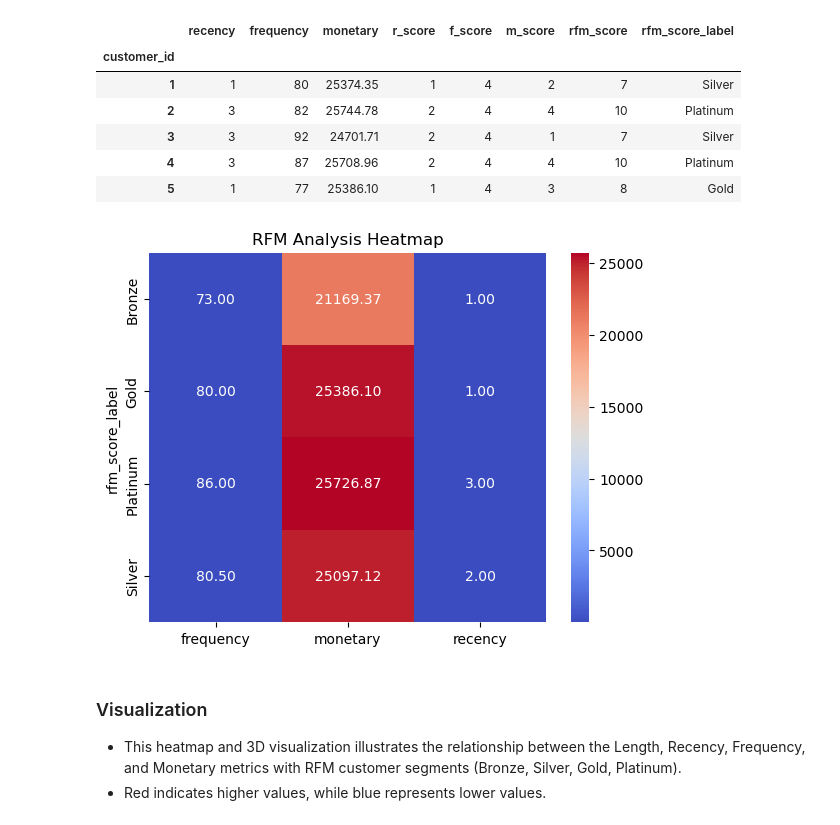
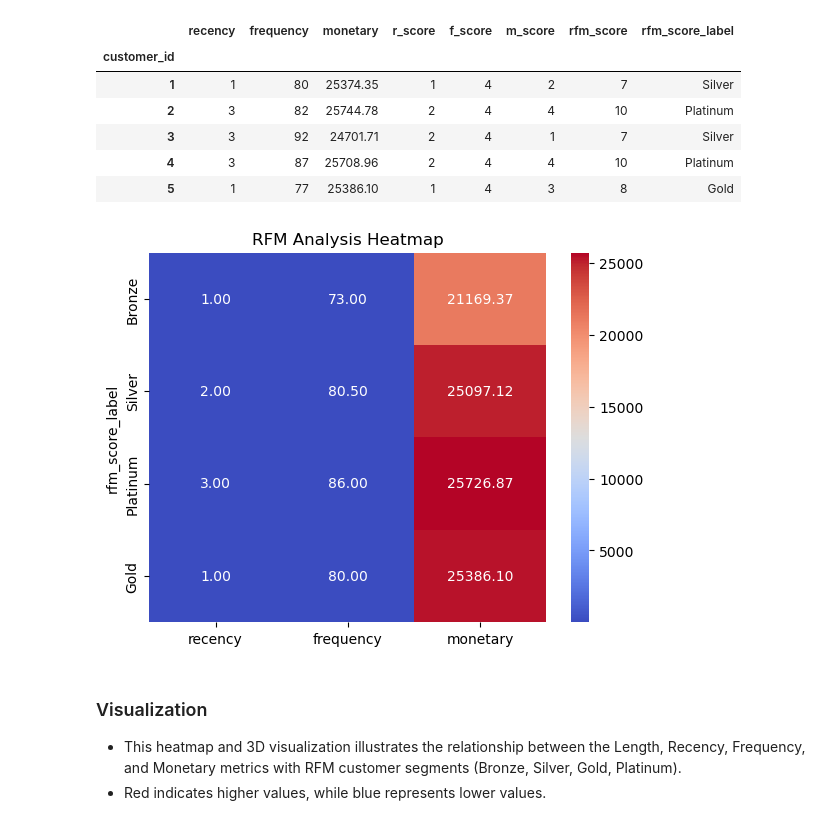
Before and after one commit to hansdarmawann/rfm-myanmar-retail, a Jupyter notebook: RFM_Myanmar_Analysis.ipynb, the cells around one changed output. Cells and saved outputs as stored; diff of their text form; code cells hidden in the pictures.

Commit message:
Re-order the tier and r-f-m order.

```diff
--- a/RFM_Myanmar_Analysis.ipynb
+++ b/RFM_Myanmar_Analysis.ipynb
@@ -689,14 +689,19 @@ df_customer.head()
 | 4 | 3 | 87 | 25708.96 | 2 | 4 | 4 | 10 | Platinum |
 | 5 | 1 | 77 | 25386.10 | 1 | 4 | 3 | 8 | Gold |
 # %%
+# Define the desired order of tiers
+tier_order = ['Bronze', 'Silver', 'Platinum', 'Gold']
+
+# Reorder the pivot table index according to the tier order
 lrfm_heatmap = df_customer.pivot_table(index='rfm_score_label', values=['recency', 'frequency', 'monetary'], aggfunc='median')
+lrfm_heatmap = lrfm_heatmap.loc[tier_order, ['recency', 'frequency', 'monetary']]
 
-# Create the heatmap
+# Plot the heatmap
 sns.heatmap(lrfm_heatmap, cmap='coolwarm', annot=True, fmt=".2f")
 plt.title('RFM Analysis Heatmap')
 plt.show()
 # %% [output]
-[figure, old version]
+[figure, new version]
 # %%
 import plotly.express as px
 
```
Also changed, not shown: parts of 1 cell of this notebook.
